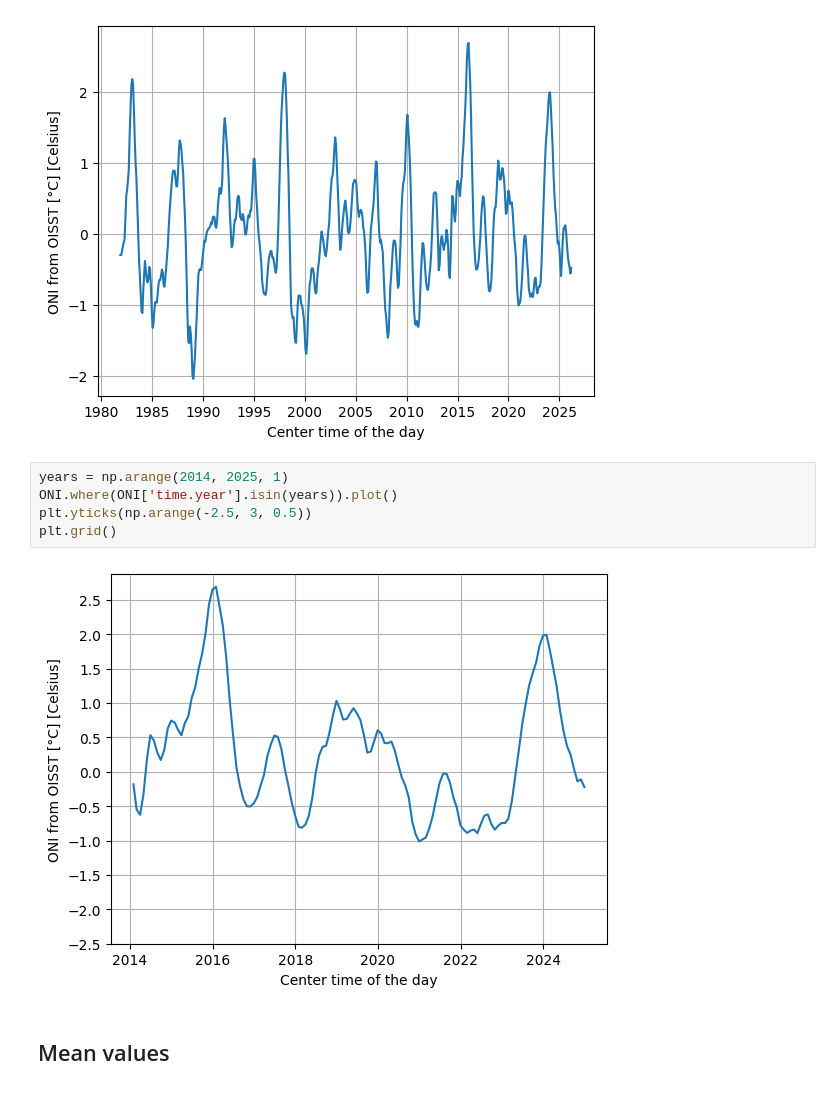
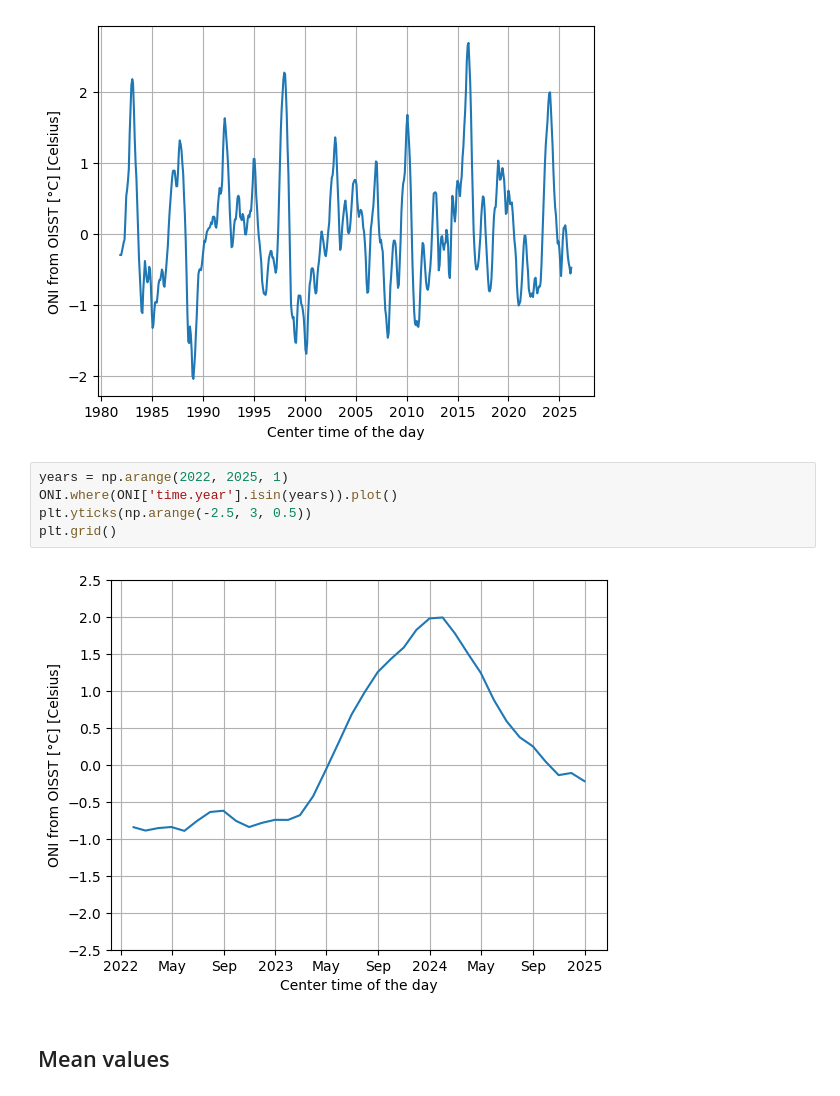
Before and after one commit to allan3prez/Caribe_Heat_AN, a Jupyter notebook: Plots/ERA5_OISST_HIdmax_.ipynb, the cells around one changed output. Saved outputs shown, nothing was run; the diff lists cells and outputs as text.

```diff
--- a/Plots/ERA5_OISST_HIdmax_.ipynb
+++ b/Plots/ERA5_OISST_HIdmax_.ipynb
@@ -56,12 +56,12 @@ plt.grid()
 # %% [output]
 [figure]
 # %%
-years = np.arange(2014, 2025, 1)
+years = np.arange(2022, 2025, 1)
 ONI.where(ONI['time.year'].isin(years)).plot()
 plt.yticks(np.arange(-2.5, 3, 0.5))
 plt.grid()
 # %% [output]
-[figure, old version]
+[figure, new version]
 # %% [markdown]
 ## Mean values
 # %%
```
Also changed, not shown: parts of 4 cells of this notebook, 14 other files.
